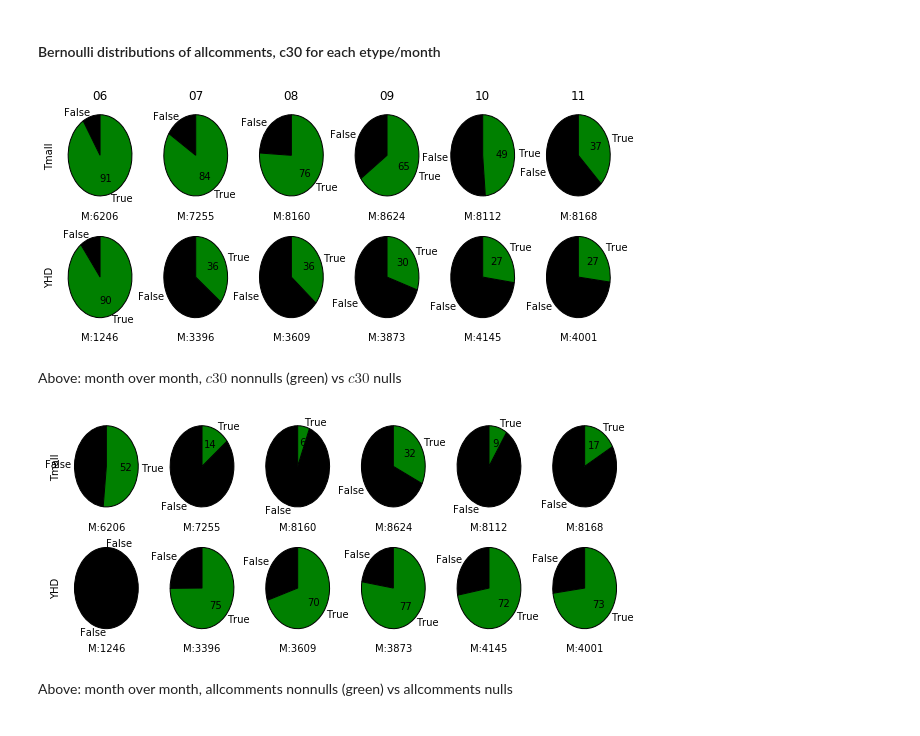
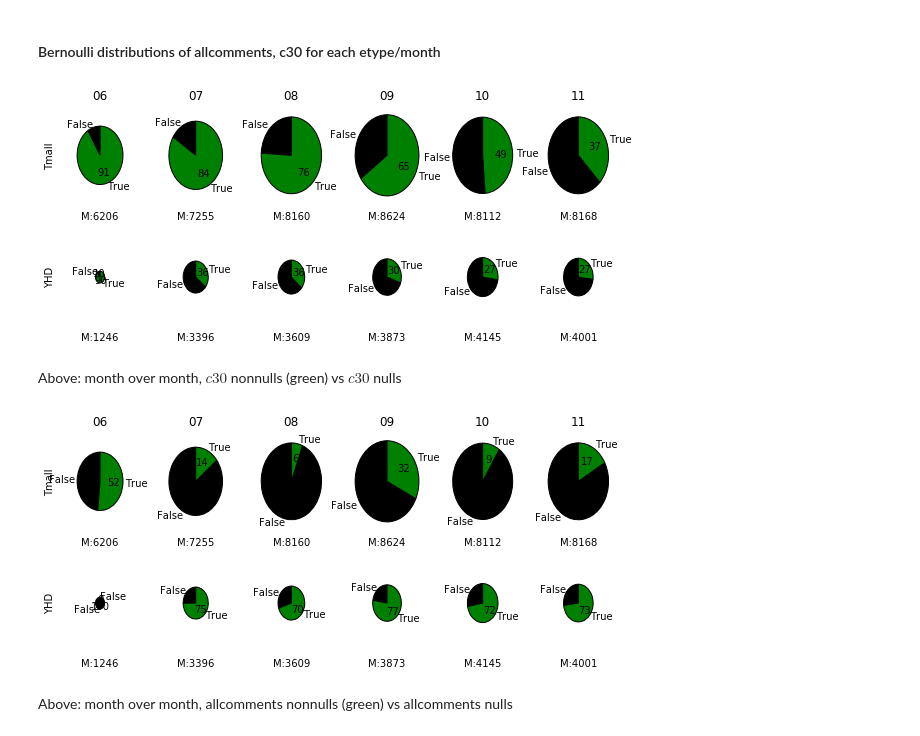
Before and after one commit to erjenkins29/category_projections, a Jupyter notebook: hair_treatments_eda.ipynb, the cells around one changed output. Cells and saved outputs as stored; diff of their text form; code cells hidden in the pictures.

```diff
--- a/hair_treatments_eda.ipynb
+++ b/hair_treatments_eda.ipynb
@@ -16,30 +16,32 @@ colormap={True:"green",False:"black"}
 for j in range(2):
     for i in range(6):
         subplot(2,6,1+i+6*j)
+        M = len(df[(df.etype==etype[j])&(df.ref_date==month[i])])
         piethis = df[(df.etype==etype[j])&(df.ref_date==month[i])].c30.notnull().value_counts().sort_index()
         if len(piethis)==1: piethis=pd.concat([piethis,pd.Series([0],[False])])
-        pie(piethis, labels=piethis.index,startangle=90,colors=[colormap[piethis.index[0]], colormap[piethis.index[1]]],autopct="%2.0f")
+        pie(piethis, labels=piethis.index,startangle=90,radius=M/8624.,colors=[colormap[piethis.index[0]], colormap[piethis.index[1]]],autopct="%2.0f")
         if i==0: ylabel("%s"%(etype[j]))
         if j==0: title(str(month[i])[4:6])
         xlabel("M:%i"%len(df[(df.etype==etype[j])&(df.ref_date==month[i])]))
 # %% [output]
-[figure, old version]
+[figure, new version]
 # %% [markdown]
 Above: month over month, $c30$ nonnulls (green) vs $c30$ nulls
 # %%
 figsize(10,4)
 colormap={True:"green",False:"black"}
 for j in range(2):
     for i in range(6):
         subplot(2,6,1+i+6*j)
+        M = len(df[(df.etype==etype[j])&(df.ref_date==month[i])])
         piethis = df[(df.etype==etype[j])&(df.ref_date==month[i])].allcomments.notnull().value_counts().sort_index()
         if len(piethis)==1: piethis=pd.concat([piethis,pd.Series([0],[False])])
-        pie(piethis, labels=piethis.index,startangle=90,colors=[colormap[piethis.index[0]], colormap[piethis.index[1]]],autopct="%2.0f")
+        pie(piethis, labels=piethis.index,startangle=90,radius=M/8624.,colors=[colormap[piethis.index[0]], colormap[piethis.index[1]]],autopct="%2.0f")
         if i==0: ylabel("%s"%(etype[j]))
-        if j==1: xlabel(str(month[i])[4:6])
+        if j==0: title(str(month[i])[4:6])
         xlabel("M:%i"%len(df[(df.etype==etype[j])&(df.ref_date==month[i])]))
 # %% [output]
-[figure, old version]
+[figure, new version]
 # %% [markdown]
 Above: month over month, allcomments nonnulls (green) vs allcomments nulls
 # %%
```
Also changed, not shown: 4 other files.
